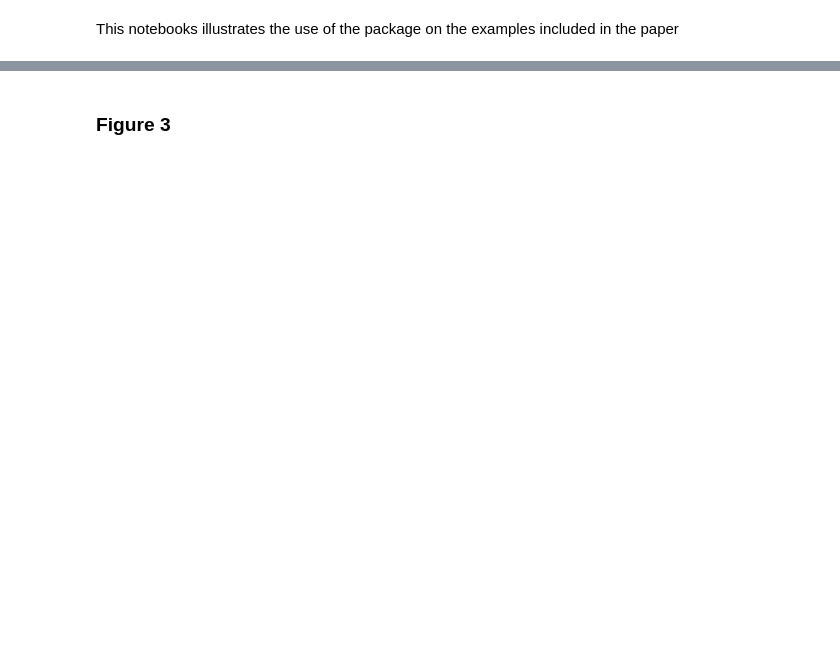
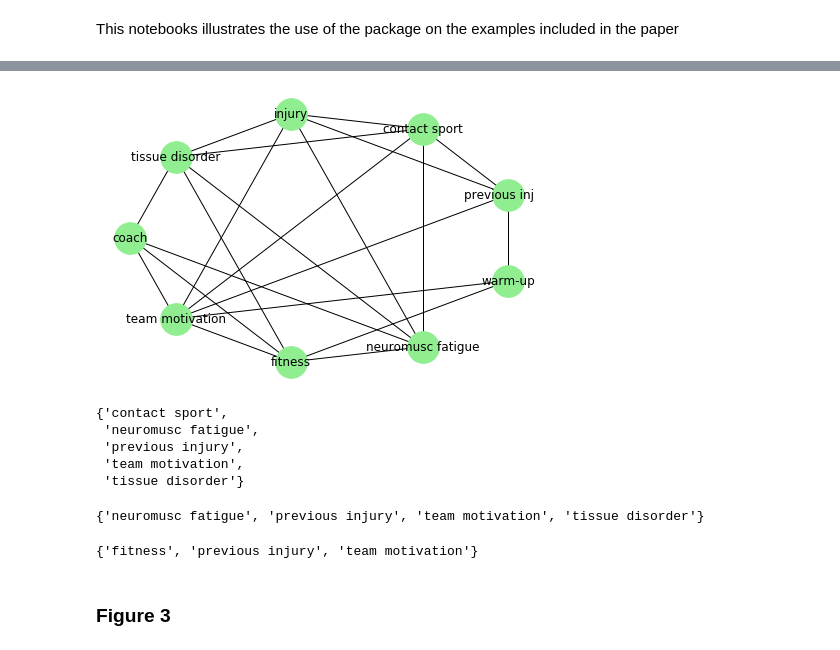
Before and after one commit to facusapienza21/optimaladj, a Jupyter notebook: examples/Examples.ipynb, the cells around one changed output, grey strips where cells are left out. Drawn from its saved outputs; the diff is of its cells as text; code cells hidden in the pictures; blank space fills up the shorter version.

```diff
--- a/examples/Examples.ipynb
+++ b/examples/Examples.ipynb
@@ -11,3 +47,24 @@ outcome = 'Y'
+# %%
+H1 = G.build_H1(treatment, outcome, L, N)
+nx.draw_shell(H1, with_labels=True, node_color='lightgreen', node_size = 1000)
+# %% [output]
+[figure, added]
+# %%
+G.optimal_adj_set(treatment, outcome, L, N)
+# %% [output]
+{'contact sport',
+ 'neuromusc fatigue',
+ 'previous injury',
+ 'team motivation',
+ 'tissue disorder'}
+# %%
+G.optimal_minimal_adj_set(treatment, outcome, L, N)
+# %% [output]
+{'neuromusc fatigue', 'previous injury', 'team motivation', 'tissue disorder'}
+# %%
+G.optimal_minimum_adj_set(treatment, outcome, L, N)
+# %% [output]
+{'fitness', 'previous injury', 'team motivation'}
 # %% [markdown]
 ### Figure 3
 # %%
```
Also changed, not shown: parts of 32 cells of this notebook.
